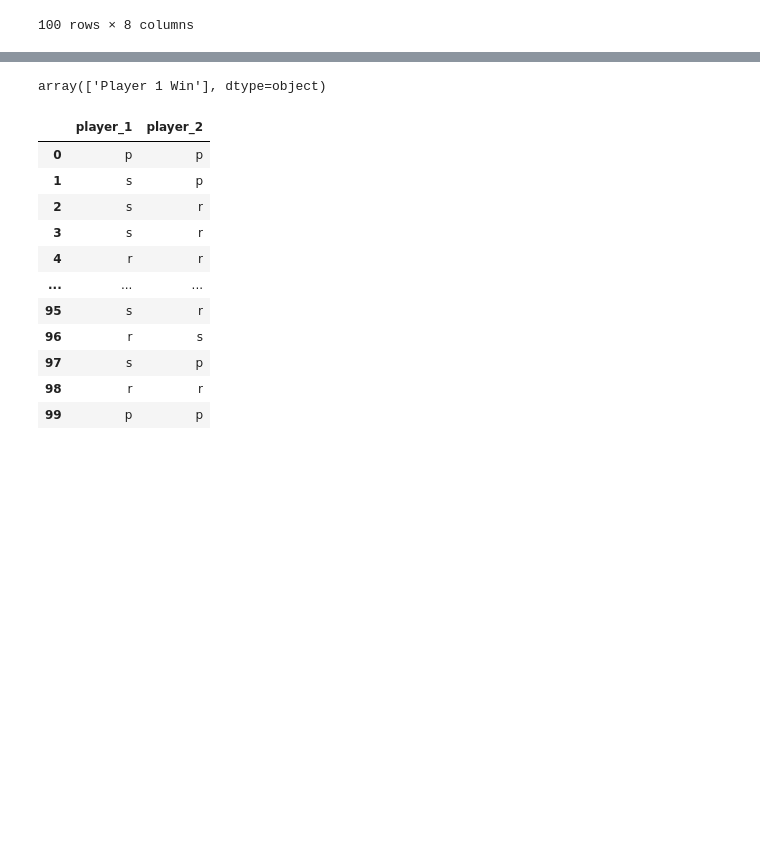
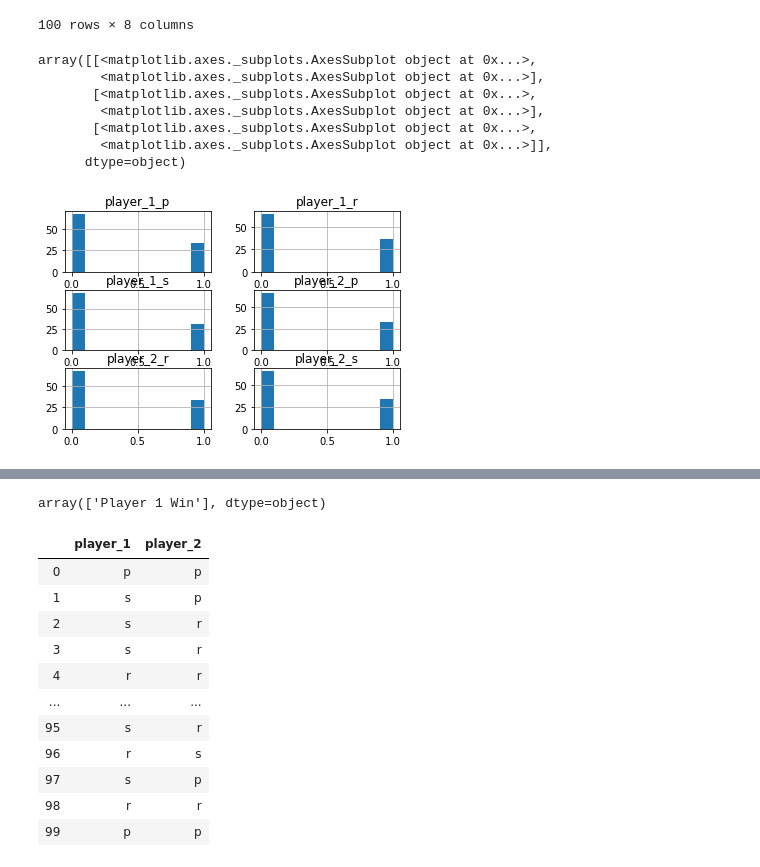
Before and after one commit to kevinclee26/RPS_ML_Demo, a Jupyter notebook: RPS_ML.ipynb, the cells around one changed output, grey strips where cells are left out. Drawn from its saved outputs; the diff is of its cells as text; code cells hidden in the pictures; blank space fills up the shorter version.

```diff
--- a/RPS_ML.ipynb
+++ b/RPS_ML.ipynb
@@ -60,3 +60,14 @@ transformed
 | 98 | 0.0 | 1.0 | 0.0 | 0.0 | 1.0 | 0.0 | Tie | Tie |
 | 99 | 1.0 | 0.0 | 0.0 | 1.0 | 0.0 | 0.0 | Tie | Tie |
 100 rows × 8 columns
+# %%
+transformed.hist()
+# %% [output]
+array([[<matplotlib.axes._subplots.AxesSubplot object at 0x...>,
+        <matplotlib.axes._subplots.AxesSubplot object at 0x...>],
+       [<matplotlib.axes._subplots.AxesSubplot object at 0x...>,
+        <matplotlib.axes._subplots.AxesSubplot object at 0x...>],
+       [<matplotlib.axes._subplots.AxesSubplot object at 0x...>,
+        <matplotlib.axes._subplots.AxesSubplot object at 0x...>]],
+      dtype=object)
+[figure, added]
```
Also changed, not shown: parts of 3 cells of this notebook.
